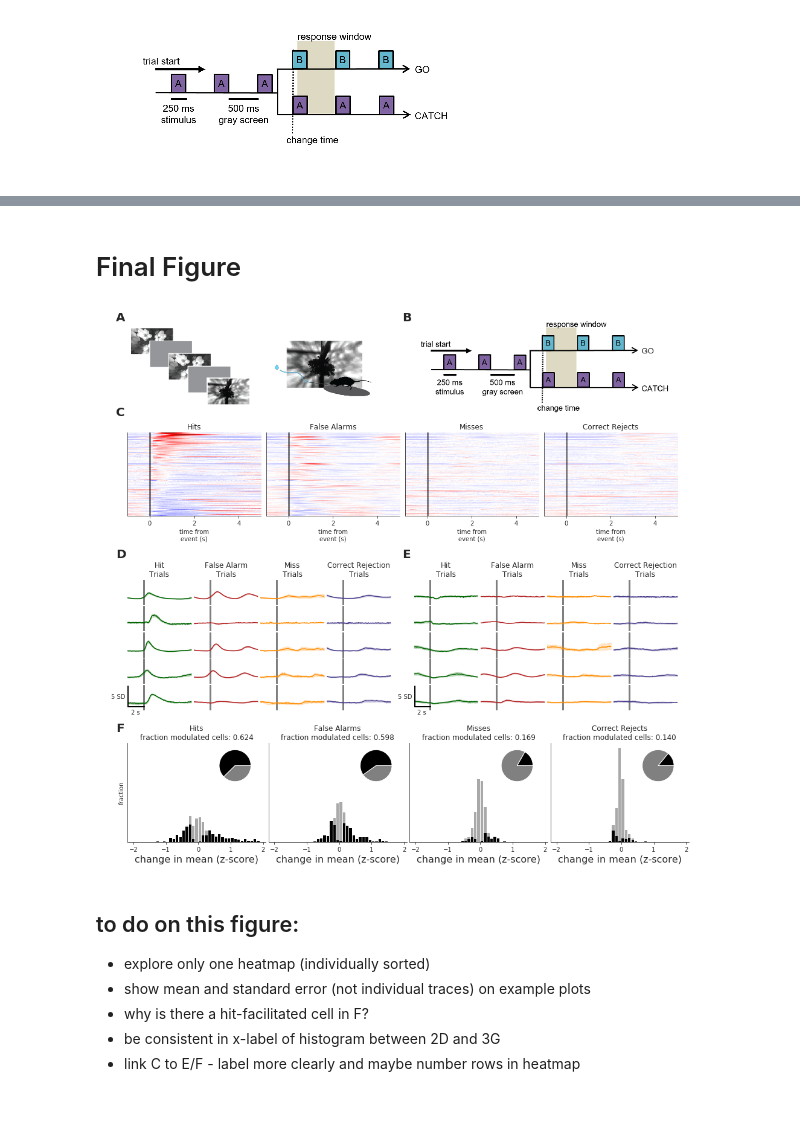
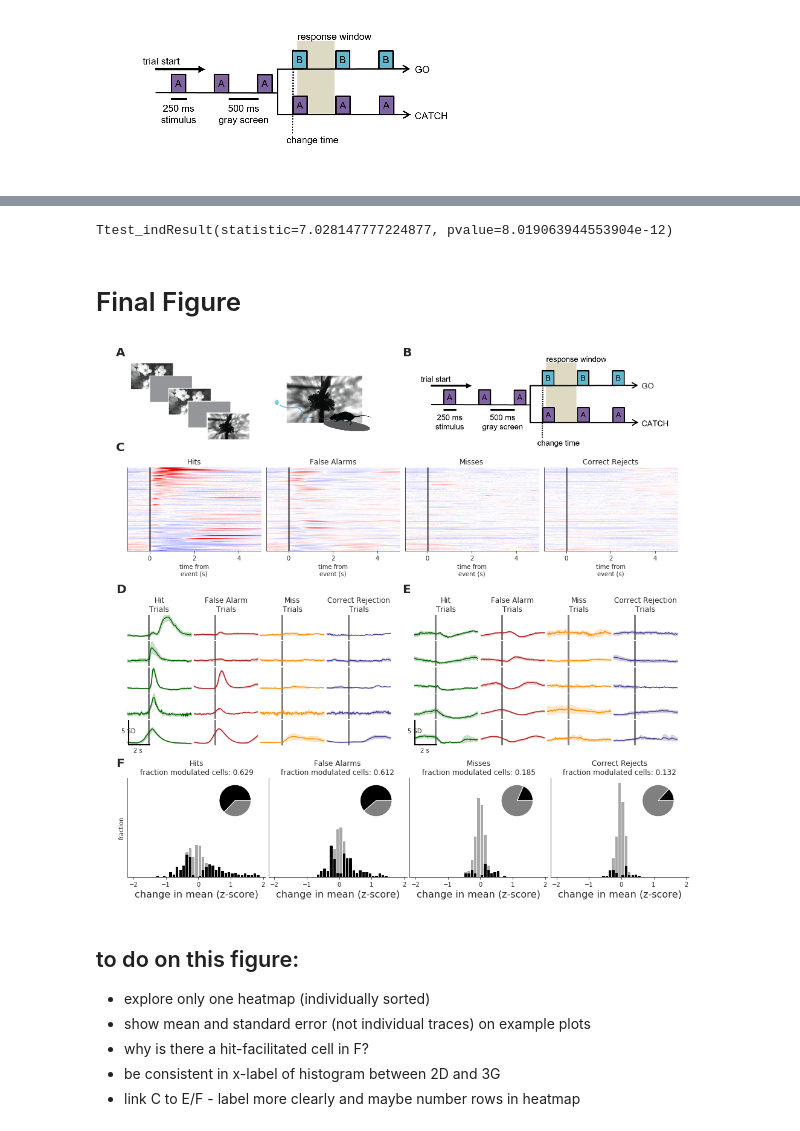
Before and after one commit to AllenInstitute/claustrum_imaging_manuscript, a Jupyter notebook: figure_3/figure_3.ipynb, the cells around one changed output, grey strips where cells are left out. Cells and saved outputs as stored; diff of their text form; code cells hidden in the pictures.

Commit message:
updates to figure 3
Former-commit-id: b19fd79fa3048765ccc432d714e737df3b5f3f7c

```diff
--- a/figure_3/figure_3.ipynb
+++ b/figure_3/figure_3.ipynb
@@ -313,3 +406,10 @@ show_schematic('task_schematic.png')
+# %%
+stats.ttest_ind(
+    significant_hit_cells['mean_change_magnitude'].abs(),
+    significant_fa_cells['mean_change_magnitude'].abs()
+)
+# %% [output]
+Ttest_indResult(statistic=7.028147777224877, pvalue=8.019063944553904e-12)
 # %% [markdown]
 # Final Figure
 # %%
@@ -331,36 +431,36 @@ axes = {
 show_schematic('flashing_image_schematic.png', ax=axes['A1'])
 show_schematic('mouse_schematic.png', ax=axes['A2'])
 show_schematic('task_schematic.png', ax=axes['B'])
 plot_heatmaps(ax=axes['C'], order_by_hits=True)
 
-helper_functions.plot_examples(facilitated.sample(5,random_state=0), data, ax=axes['D'])
-helper_functions.plot_examples(suppressed.sample(5,random_state=0), data, ax=axes['E'])
+helper_functions.plot_examples(facilitated.sample(5,random_state=3), session, ax=axes['D'], xlim=(-2,4), ylim=(-1,3))
+helper_functions.plot_examples(suppressed.sample(5,random_state=3), session, ax=axes['E'], xlim=(-2,4), ylim=(-1,3))
 
 plot_response_histograms(ax=axes['F'], significance_threshold=0.05)
 
 # add labels
 labels = [
     {'label_text':'A', 'xpos':0,   'ypos':0.0},
     {'label_text':'B', 'xpos':0.5, 'ypos':0.0},
     {'label_text':'C', 'xpos':0,   'ypos':0.18},
     {'label_text':'D', 'xpos':0,   'ypos':0.45},
     {'label_text':'E', 'xpos':0.5, 'ypos':0.45},
     {'label_text':'F', 'xpos':0,   'ypos':0.78},
 ]
 for label in labels:
     plotting_utilities.add_label(
         figure_3,
         label_text = label['label_text'],
         xpos = label['xpos'],
         ypos = label['ypos'],
         fontsize=20,
         weight="bold"
     )
 
 if save_fig:
     plotting_utilities.save_figure(figure_3, fname='figure_3', formats=['.png','.pdf'], size=figsize, dpi=500)
 # %% [output]
-[figure, old version]
+[figure, new version]
 # %% [markdown]
 ## to do on this figure:
 * explore only one heatmap (individually sorted)
```
Also changed, not shown: parts of 14 cells of this notebook, 2 other files.
